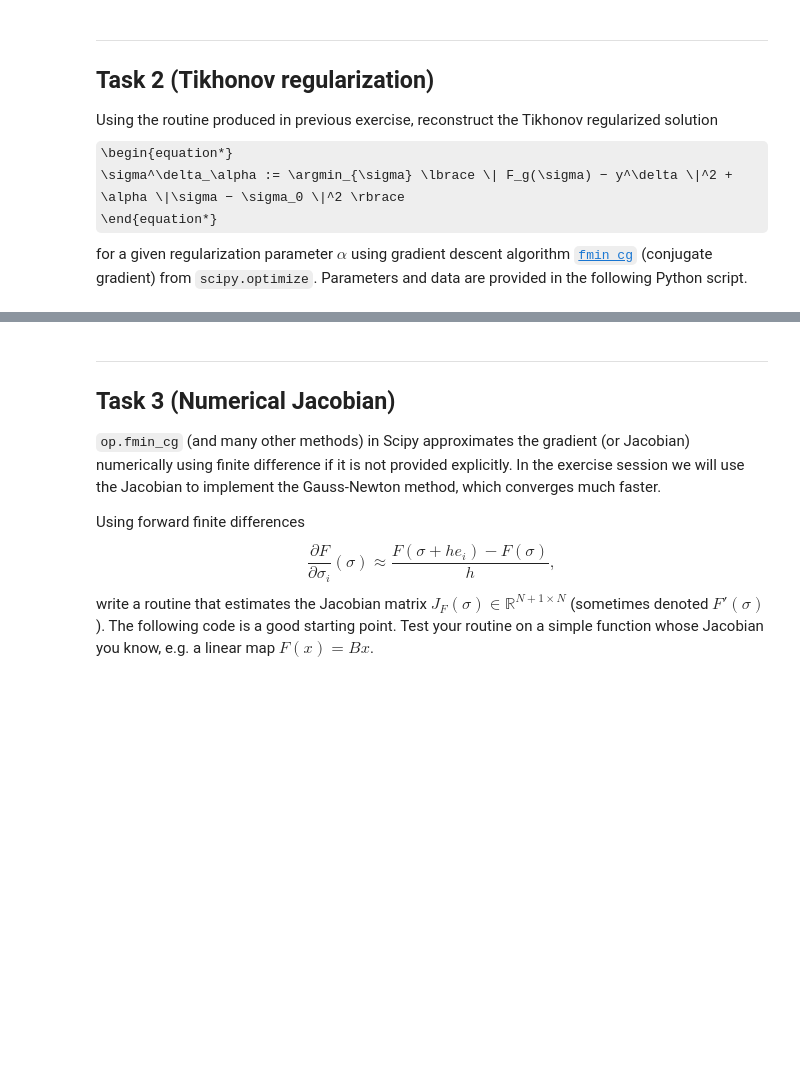
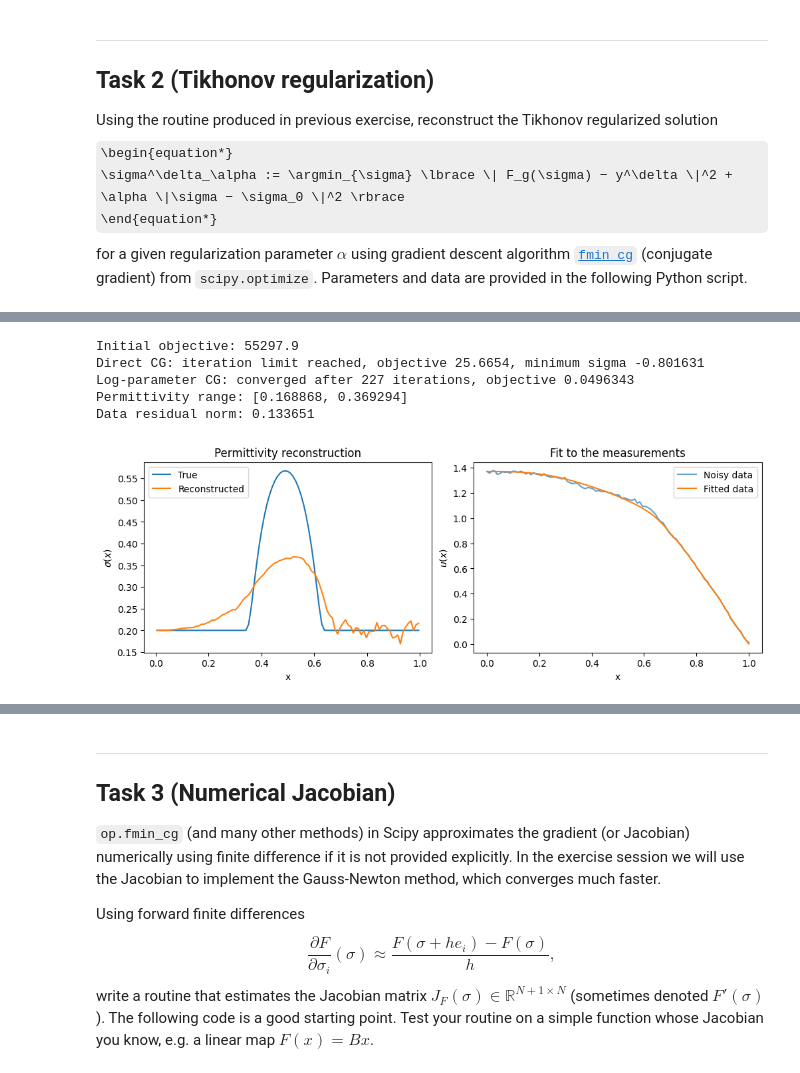
Before and after one commit to AdrianKhalatbari/Inverse_Problems_Exercises, a Jupyter notebook: 5_Emission_tomography_and_PGET/Exercise04_Khalatbari_Mohammad.ipynb, the cells around one changed output, grey strips where cells are left out. Cells and saved outputs as stored; diff of their text form; code cells hidden in the pictures; some formulas as TeX source; blank space fills up the shorter version.

```diff
--- a/5_Emission_tomography_and_PGET/Exercise04_Khalatbari_Mohammad.ipynb
+++ b/5_Emission_tomography_and_PGET/Exercise04_Khalatbari_Mohammad.ipynb
@@ -116,14 +124,55 @@ for a given regularization parameter $\alpha$ using gradient descent algorithm [
 # %%
 from numpy.linalg import norm
-# TODO: write objective function to be minimized
+
 alpha = 0.05
+x0 = np.full(N, 0.01)
 
-def objFun(args):
-    """Tikhonov regularized objetive function wrt. sigma"""
-    return alpha*None
+def objFun(sigma):
+    """Squared data misfit plus the Tikhonov penalty."""
+    residual = solveU(sigma) - un
+    return norm(residual)**2 + alpha * norm(sigma - sigma0)**2
 
-x0 = 0.01 * np.ones((N, 1)) # initial guess for sigma
+status_message = ("converged", "iteration limit reached", "precision loss", "NaN encountered")
 
-# minimize it (this may take few minutes)
-# Good results may require many more interations!
-recon_cg = op.fmin_cg(objFun, x0, maxiter=200)
+# Run the supplied unconstrained problem in sigma coordinates.
+sigma_raw, value_raw, _, _, flag_raw = op.fmin_cg(
+    objFun, x0, maxiter=200, full_output=True, disp=False
+)
+print(f"Initial objective: {objFun(x0):.6g}")
+print(f"Direct CG: {status_message[flag_raw]}, objective {value_raw:.6g}, "
+      f"minimum sigma {sigma_raw.min():.6f}")
+
+def positive_objective(log_sigma):
+    """Evaluate the same objective using positive permittivity."""
+    return objFun(np.exp(log_sigma))
+
+# A larger finite-difference step reduces cancellation in the computed objective.
+log_recon, value, _, _, flag, iterates = op.fmin_cg(
+    positive_objective, np.log(x0), epsilon=1e-6, maxiter=400, full_output=True, retall=True, disp=False
+)
+recon_cg = np.exp(log_recon)
+u_recon = solveU(recon_cg)
+
+print(f"Log-parameter CG: {status_message[flag]} after {len(iterates) - 1} iterations, "
+      f"objective {value:.6g}")
+print(f"Permittivity range: [{recon_cg.min():.6f}, {recon_cg.max():.6f}]")
+print(f"Data residual norm: {norm(u_recon - un):.6f}")
+
+fig, (ax_sigma, ax_data) = plt.subplots(1, 2, figsize=(10, 3.6), layout="constrained")
+ax_sigma.plot(xs, sigma_true, label="True")
+ax_sigma.plot(xs, recon_cg, label="Reconstructed")
+ax_sigma.set(xlabel="x", ylabel=r"$\sigma(x)$", title="Permittivity reconstruction")
+ax_sigma.legend(loc="upper left")
+
+ax_data.plot(x_nodes, un, label="Noisy data", alpha=0.7)
+ax_data.plot(x_nodes, u_recon, label="Fitted data")
+ax_data.set(xlabel="x", ylabel=r"$u(x)$", title="Fit to the measurements")
+ax_data.legend()
+plt.show()
+# %% [output]
+Initial objective: 55297.9
+Direct CG: iteration limit reached, objective 25.6654, minimum sigma -0.801631
+Log-parameter CG: converged after 227 iterations, objective 0.0496343
+Permittivity range: [0.168868, 0.369294]
+Data residual norm: 0.133651
+[figure, added]
```
Also changed, not shown: parts of 2 cells of this notebook.
